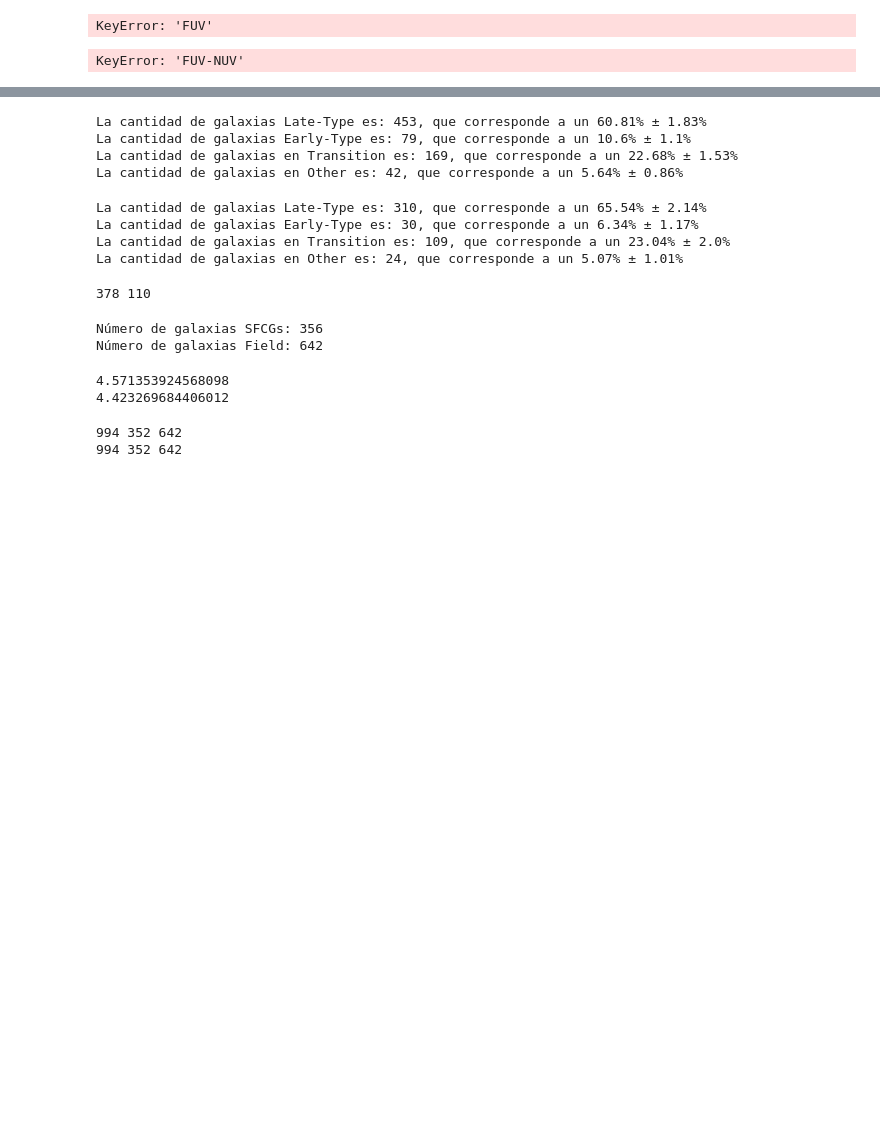
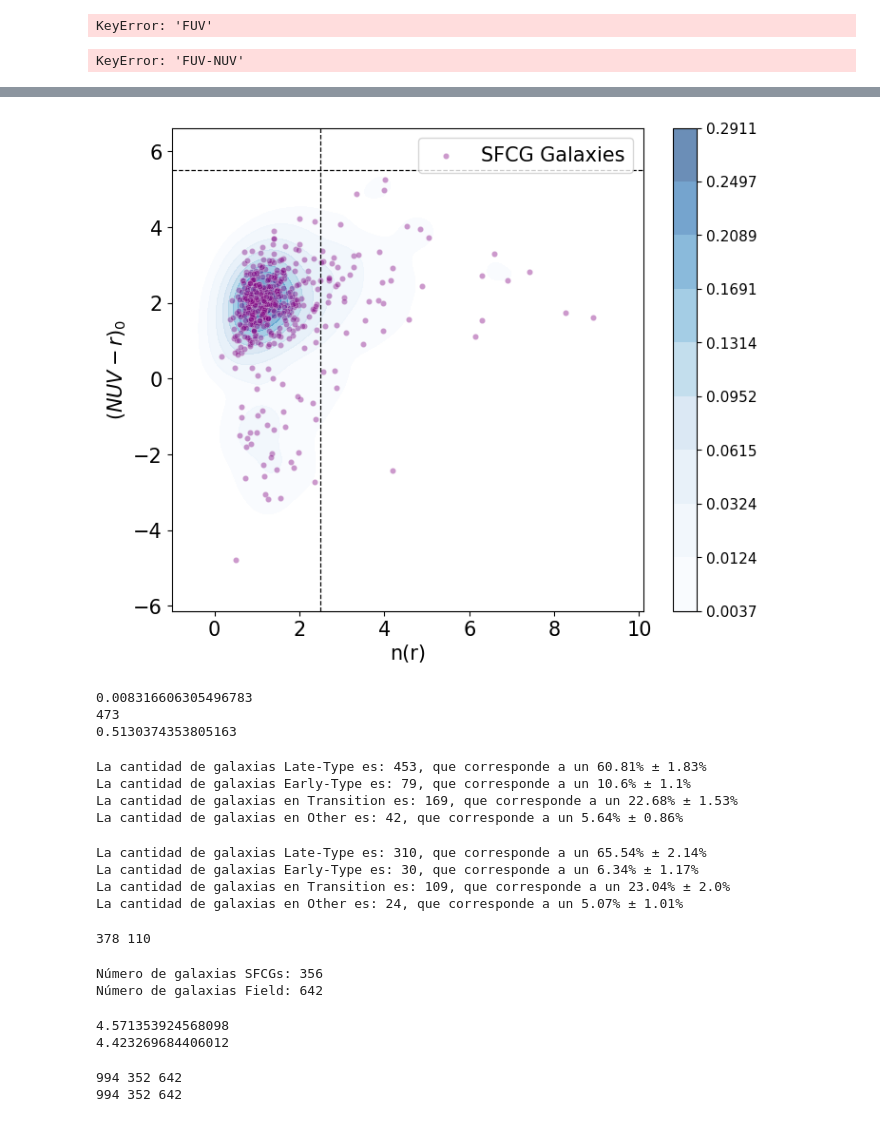
Before and after one commit to Siortiz/MorphoLS, a Jupyter notebook: Analysis/Control_Sample_Blue.ipynb, the cells around one changed output, grey strips where cells are left out. Cells and saved outputs as stored; diff of their text form; code cells hidden in the pictures; blank space fills up the shorter version.

```diff
--- a/Analysis/Control_Sample_Blue.ipynb
+++ b/Analysis/Control_Sample_Blue.ipynb
@@ -472,6 +473,70 @@ print(np.median(valid))
 0.008316606305496783
 473
 0.5130374353805163
+# %%
+mask = [
+    isinstance(value_g, (int, float)) and isinstance(value_r, (int, float))
+    for value_g, value_r in zip(decals_k_corrected['m_g_corrected'], decals_k_corrected['m_r_corrected'])
+]# Aplicamos la máscara para filtrar la tabla
+decals_k_corrected = decals_k_corrected.to_pandas()
+decals_no_zero = decals_k_corrected[mask]
+decals_no_zero = decals_no_zero[decals_no_zero['n_r']!=0.0]
+decals_no_zero = decals_no_zero[decals_no_zero['e_n_r'] < 2]
+g_r_decals = decals_no_zero['m_g_corrected'] - decals_no_zero['m_r_corrected']
+NUV_r = decals_no_zero['NUV_corrected'] - decals_no_zero['m_r_corrected']
+n_r = decals_no_zero['n_r']
+
+median_color = np.nanmedian(g_r_decals)
+plt.figure(figsize=(8, 6.6))
+
+kde = sns.kdeplot(x=n_r, y=NUV_r, cmap='Blues', alpha=0.6, fill=True, cbar=True)
+
+sns.scatterplot(data=decals_no_zero, x=decals_no_zero['n_r'], y=NUV_r, color='purple', alpha=0.4, s=20, label='SFCG Galaxies')
+
+#plt.errorbar(decals_no_zero['n_r'], g_r_decals, xerr= decals_no_zero['e_n_r'],
+#             yerr=(decals_no_zero['e_mag_r']+decals_no_zero['e_mag_g']), fmt='None',
+#             color='darkviolet', lw=1, label='Error bars')
+
+# Acceder al colorbar y cambiar el tamaño de los ticks
+cbar = kde.figure.axes[-1]  # El colorbar es normalmente el último eje
+cbar.tick_params(labelsize=11)
+
+mean_error = np.mean(decals_no_zero['e_mag_r']+decals_no_zero['e_mag_g'])
+
+#plt.ylim(-0.4, 1.6)
+#plt.xlim(0, )
+plt.xticks(size=15)
+plt.yticks(size=15)
+#plt.title('Color vs Sérsic index', size=17)
+plt.xlabel('n(r)', size=15)
+plt.ylabel('$(NUV-r)_{0}$', size=15)
+# Añadir una línea horizontal en y=50
+plt.legend(loc='upper right', fontsize=15)
+plt.axhline(y=5.5, color='black', linestyle='--', linewidth=0.9)
+
+# Añadir una línea vertical en x=5
+plt.axvline(x=2.5, color='black', linestyle='--', linewidth=0.9)
+
+# Agregar texto en coordenadas específicas
+#plt.text(0.75, 1.45, 'T-Region', fontsize=13, ha='center', va='bottom', color='black')
+#plt.text(0.75, -0.3, 'LT-Region', fontsize=13, ha='center', va='bottom', color='black')
+#plt.text(8.1, 1, 'ET-Region', fontsize=13, ha='center', va='bottom', color='black')
+#plt.text(8.1, -0.25, 'O-Region', fontsize=13, ha='center', va='bottom', color='black')
+
+plt.show()
+print(mean_error)
+print(len(decals_no_zero))
+
+valid = []
+for dato in g_r_decals:
+    if isinstance(dato, (int, float)):
+        valid.append(dato)
+print(np.median(valid))
+# %% [output]
+[figure, added]
+0.008316606305496783
+473
+0.5130374353805163
 # %%
 late_type_sfcg = decals_no_zero[((decals_no_zero['m_g_corrected'] - decals_no_zero['m_r_corrected']) <= 0.67) & (decals_no_zero['n_r'] <= 2.5)]
 transition_sfcg = decals_no_zero[((decals_no_zero['m_g_corrected'] - decals_no_zero['m_r_corrected']) > 0.67) & (decals_no_zero['n_r'] <= 2.5)]
```
Also changed, not shown: parts of 12 cells of this notebook.
